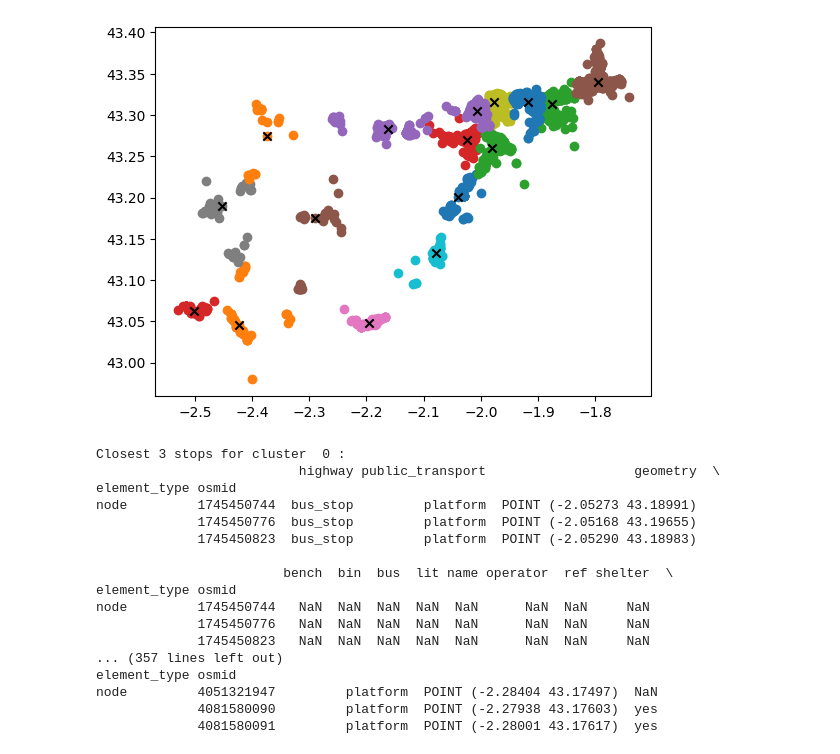
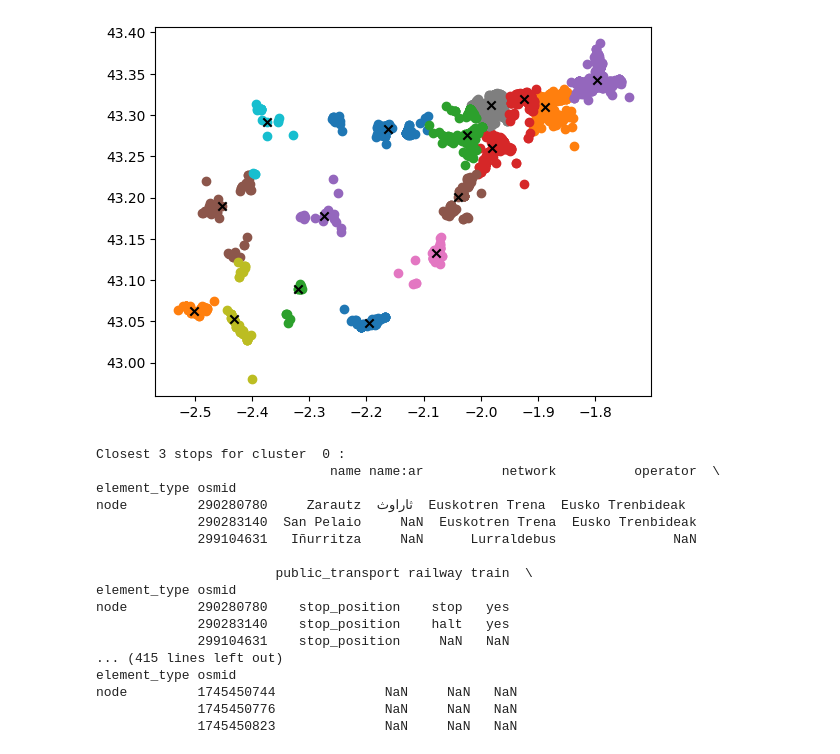
Before and after one commit to peppefdf/Generate_stops, a Jupyter notebook: Generate_stops.ipynb, the cells around one changed output. Saved outputs shown, nothing was run; the diff lists cells and outputs as text; code cells hidden in the pictures.

```diff
--- a/Generate_stops.ipynb
+++ b/Generate_stops.ipynb
@@ -61,51 +61,50 @@ for cluster in clusters:
  index_min = np.argmin(dist)
  # assign closest point to cluster center: this tries to avoid the cluster center to fall in the middle of nowhere
  centers[cont_centers][0] = lat_lon[row_ix[0][index_min]][0]
  centers[cont_centers][1] = lat_lon[row_ix[0][index_min]][1]
 
  cont_centers+=1
  plt.scatter(Y,X)
 
 # plot centers
 #centers = np.array(model.cluster_centers_)
 plt.scatter(centers[:,1], centers[:,0], marker="x", color='black')
 plt.show()
 
 tags = {'highway':'bus_stop',
         'bus':'yes',
-        'public_transport':'stop_position',
-        'public_transport':'platform'}
+        'public_transport':['stop_position','platform']}
 for i in range(len(centers)):
     lat = centers[i][0]
     lon = centers[i][1]
     try:
        # get 3 closest (1500 meters) bus stops
        gdf = ox.features.features_from_point((lat, lon), dist=1500, tags=tags)
        print('Closest 3 stops for cluster ',i,':')
        print(gdf.head(3))
     except:
        print('stops not found for cluster ',i)
        print(centers[i])
     print()
 
 map
 # %% [output]
-[figure, old version]
+[figure, new version]
 Closest 3 stops for cluster  0 :
-                          highway public_transport                   geometry  \
+                              name name:ar          network          operator  \
 element_type osmid
-node         1745450744  bus_stop         platform  POINT (-2.05273 43.18991)
-             1745450776  bus_stop         platform  POINT (-2.05168 43.19655)
-             1745450823  bus_stop         platform  POINT (-2.05290 43.18983)
+node         290280780     Zarautz  ثاراوث  Euskotren Trena  Eusko Trenbideak
+             290283140  San Pelaio     NaN  Euskotren Trena  Eusko Trenbideak
+             299104631   Iñurritza     NaN      Lurraldebus               NaN
 
-                        bench  bin  bus  lit name operator  ref shelter  \
+                       public_transport railway train  \
 element_type osmid
-node         1745450744   NaN  NaN  NaN  NaN  NaN      NaN  NaN     NaN
-             1745450776   NaN  NaN  NaN  NaN  NaN      NaN  NaN     NaN
-             1745450823   NaN  NaN  NaN  NaN  NaN      NaN  NaN     NaN
-... (357 lines left out)
+node         290280780    stop_position    stop   yes
+             290283140    stop_position    halt   yes
+             299104631    stop_position     NaN   NaN
+... (415 lines left out)
 element_type osmid
-node         4051321947         platform  POINT (-2.28404 43.17497)  NaN
-             4081580090         platform  POINT (-2.27938 43.17603)  yes
-             4081580091         platform  POINT (-2.28001 43.17617)  yes
+node         1745450744              NaN     NaN   NaN
+             1745450776              NaN     NaN   NaN
+             1745450823              NaN     NaN   NaN
 [interactive output not drawn]
```
